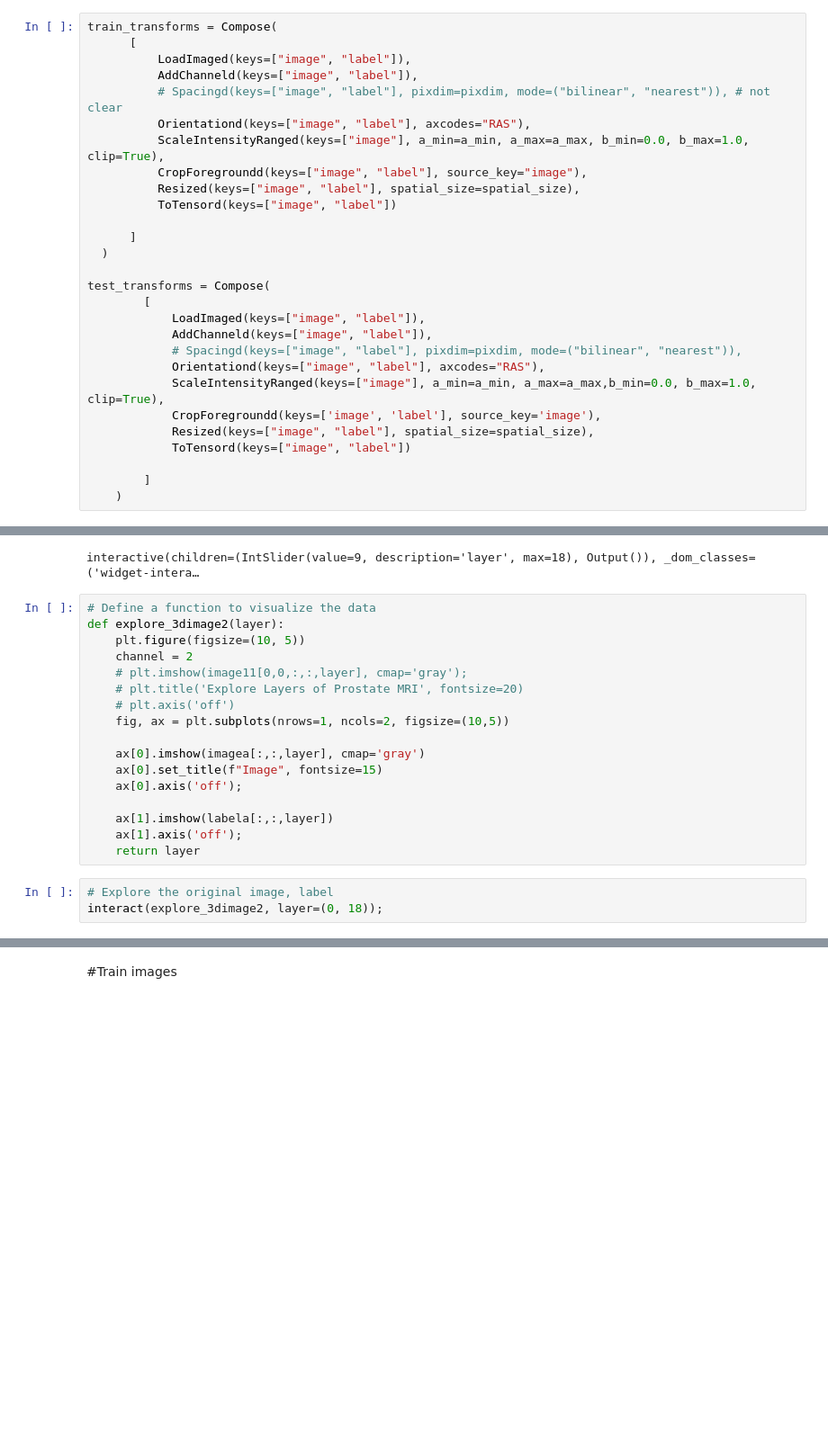
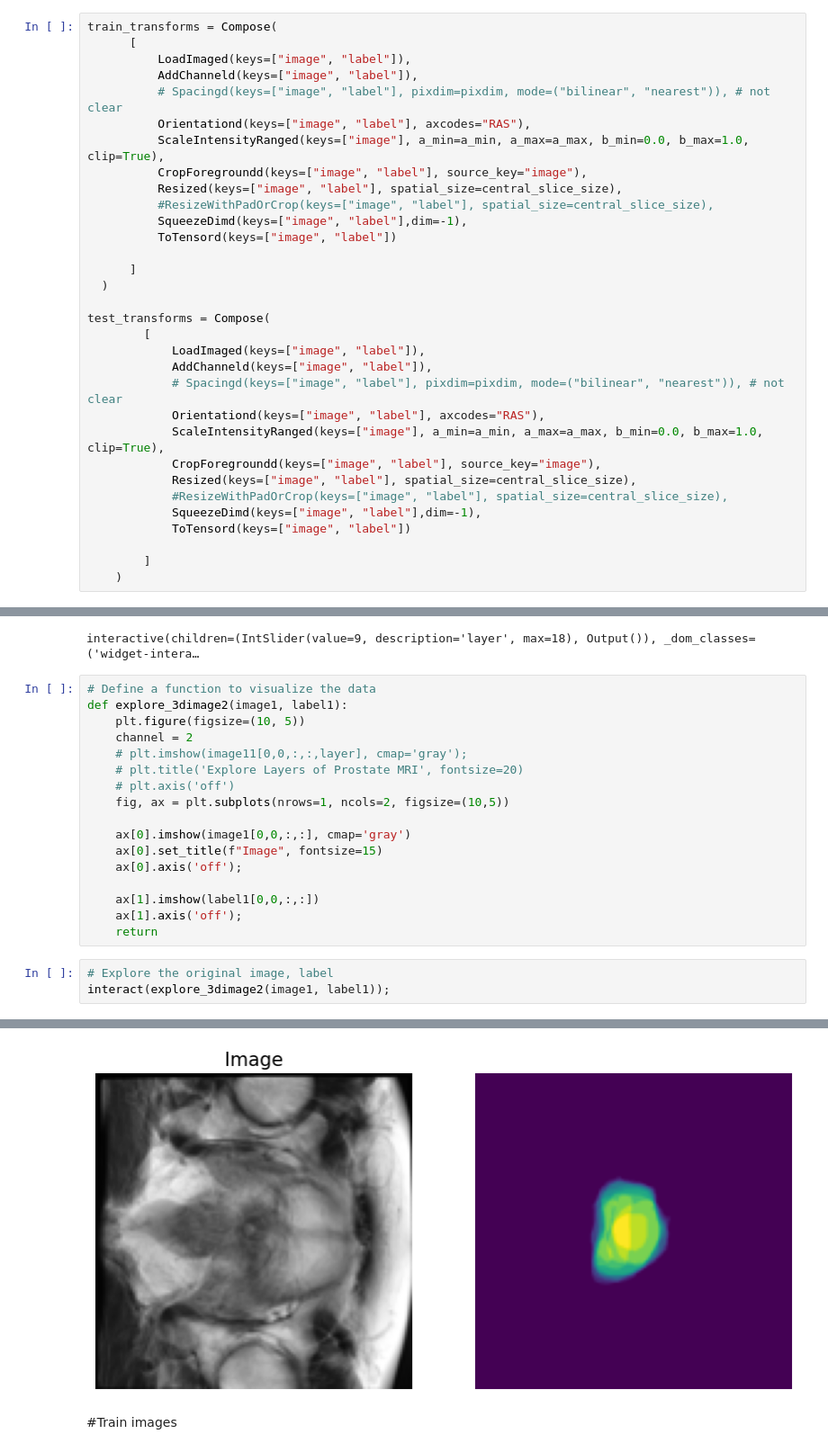
Before and after one commit to Thakshayan/FYP-2D, a Jupyter notebook: main.ipynb, the cells around one changed output, grey strips where cells are left out. Shown at 90% size. Drawn from its saved outputs; the diff is of its cells as text; blank space fills up the shorter version.

```diff
--- a/main.ipynb
+++ b/main.ipynb
@@ -251,7 +252,9 @@ train_transforms = Compose(
           Orientationd(keys=["image", "label"], axcodes="RAS"),
           ScaleIntensityRanged(keys=["image"], a_min=a_min, a_max=a_max, b_min=0.0, b_max=1.0, clip=True),
           CropForegroundd(keys=["image", "label"], source_key="image"),
-          Resized(keys=["image", "label"], spatial_size=spatial_size),
+          Resized(keys=["image", "label"], spatial_size=central_slice_size),
+          #ResizeWithPadOrCrop(keys=["image", "label"], spatial_size=central_slice_size),
+          SqueezeDimd(keys=["image", "label"],dim=-1),
           ToTensord(keys=["image", "label"])
 
       ]
@@ -261,11 +264,13 @@ test_transforms = Compose(
         [
             LoadImaged(keys=["image", "label"]),
             AddChanneld(keys=["image", "label"]),
-            # Spacingd(keys=["image", "label"], pixdim=pixdim, mode=("bilinear", "nearest")),
+            # Spacingd(keys=["image", "label"], pixdim=pixdim, mode=("bilinear", "nearest")), # not clear
             Orientationd(keys=["image", "label"], axcodes="RAS"),
-            ScaleIntensityRanged(keys=["image"], a_min=a_min, a_max=a_max,b_min=0.0, b_max=1.0, clip=True),
-            CropForegroundd(keys=['image', 'label'], source_key='image'),
-            Resized(keys=["image", "label"], spatial_size=spatial_size),
+            ScaleIntensityRanged(keys=["image"], a_min=a_min, a_max=a_max, b_min=0.0, b_max=1.0, clip=True),
+            CropForegroundd(keys=["image", "label"], source_key="image"),
+            Resized(keys=["image", "label"], spatial_size=central_slice_size),
+            #ResizeWithPadOrCrop(keys=["image", "label"], spatial_size=central_slice_size),
+            SqueezeDimd(keys=["image", "label"],dim=-1),
             ToTensord(keys=["image", "label"])
 
         ]
@@ -316,7 +321,7 @@ interact(explore_3dimage, layer=(0, 18));
 interactive(children=(IntSlider(value=9, description='layer', max=18), Output()), _dom_classes=('widget-intera…
 # %%
 # Define a function to visualize the data
-def explore_3dimage2(layer):
+def explore_3dimage2(image1, label1):
     plt.figure(figsize=(10, 5))
     channel = 2
     # plt.imshow(image11[0,0,:,:,layer], cmap='gray');
@@ -324,14 +329,14 @@ def explore_3dimage2(layer):
     # plt.axis('off')
     fig, ax = plt.subplots(nrows=1, ncols=2, figsize=(10,5))
 
-    ax[0].imshow(imagea[:,:,layer], cmap='gray')
+    ax[0].imshow(image1[0,0,:,:], cmap='gray')
     ax[0].set_title(f"Image", fontsize=15)
     ax[0].axis('off');
 
-    ax[1].imshow(labela[:,:,layer])
+    ax[1].imshow(label1[0,0,:,:])
     ax[1].axis('off');
-    return layer
+    return
 # %%
 # Explore the original image, label
-interact(explore_3dimage2, layer=(0, 18));
+interact(explore_3dimage2(image1, label1));
 # %% [output]
@@ -339,3 +344,4 @@ interactive(children=(IntSlider(value=9, description='layer', max=18), Output())
+[figure, added]
 # %% [markdown]
 #Train images
 # %% [markdown]
```
Also changed, not shown: parts of 72 cells of this notebook, 2 other files.
